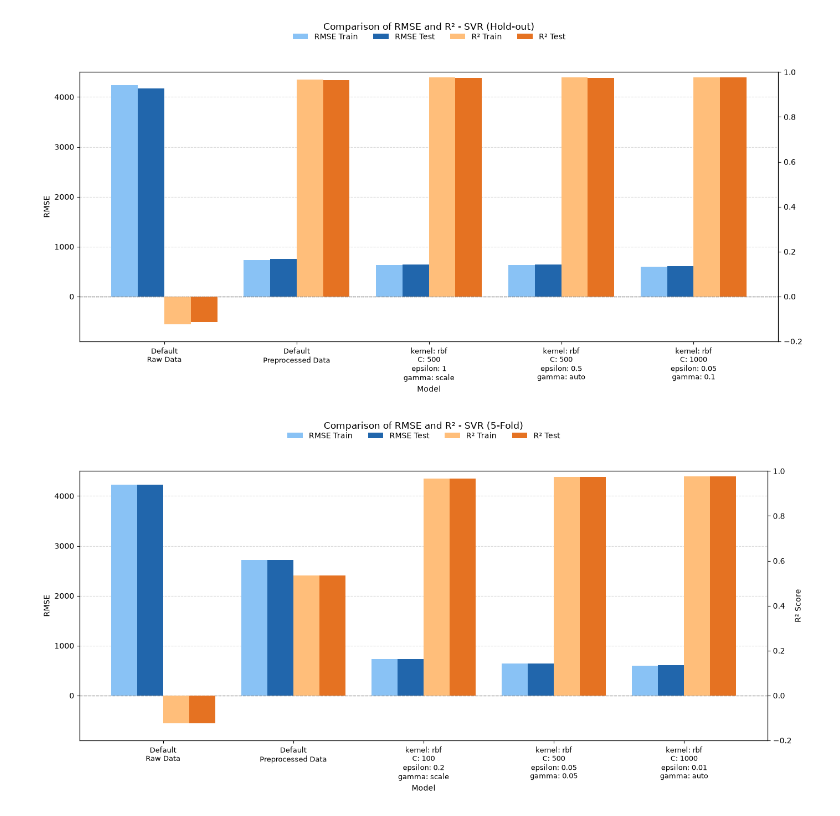
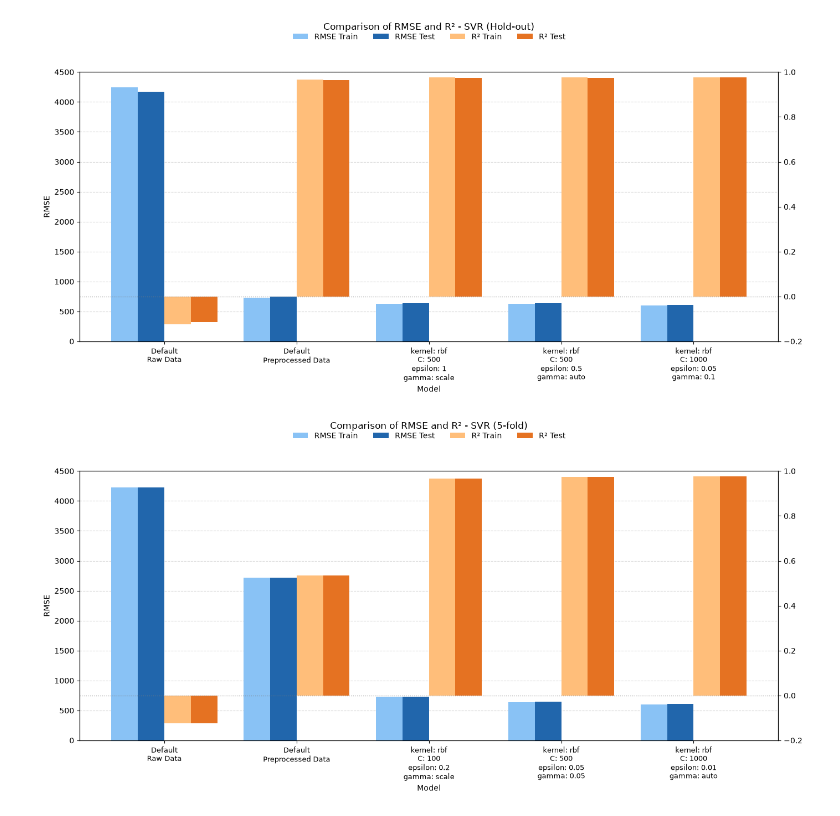
Before and after one commit to futhyganka/DiamondPrediction, a Jupyter notebook: experiments/SVR/SVR_SummarizeResults.ipynb, the cells around one changed output. Cells and saved outputs as stored; diff of their text form; code cells hidden in the pictures.

```diff
--- a/experiments/SVR/SVR_SummarizeResults.ipynb
+++ b/experiments/SVR/SVR_SummarizeResults.ipynb
@@ -110,19 +110,10 @@ bar4 = ax2.bar(
 )
 
 # Đặt giới hạn trục RMSE
-ax1.set_ylim(-900, 4500)
+ax1.set_ylim(0, 4500)
 
 # Đặt giới hạn trục R²
 ax2.set_ylim(-0.2, 1.0)
-
-# Đường tham chiếu tại giá trị 0
-ax1.axhline(
-    y=0,
-    color='gray',
-    linestyle='--',
-    linewidth=1,
-    alpha=0.7
-)
 
 # Đặt tiêu đề biểu đồ
 plt.title(
@@ -177,7 +168,7 @@ plt.tight_layout()
 # Hiển thị biểu đồ
 plt.show()
 # %% [output]
-[figure, old version]
+[figure, new version]
 # %%
 
 import numpy as np
@@ -266,7 +257,7 @@ ax1.set_xticks(x)
 ax1.set_xticklabels(model_names, fontsize=9)
 
 # Đặt giới hạn trục RMSE
-ax1.set_ylim(-900, 4500)
+ax1.set_ylim(0, 4500)
 
 # Tạo trục tung thứ hai
 ax2 = ax1.twinx()
@@ -289,15 +280,15 @@ bar4 = ax2.bar(
     color='#E57222'
 )
 
-# Đặt tên trục tung bên phải
-ax2.set_ylabel('R² Score')
+# Đặt giới hạn trục RMSE
+ax1.set_ylim(0, 4500)
 
 # Đặt giới hạn trục R²
 ax2.set_ylim(-0.2, 1.0)
 
 # Đặt tiêu đề biểu đồ
 plt.title(
-    'Comparison of RMSE and R² - SVR (5-Fold)',
+    'Comparison of RMSE and R² - SVR (5-fold)',
     pad=55
 )
 
@@ -318,34 +309,34 @@ ax1.legend(
     loc='upper center',
     bbox_to_anchor=(0.5, 1.17),
     ncol=4,
     frameon=False
 )
 
 # Hiển thị lưới ngang
 ax1.grid(
     axis='y',
     linestyle='--',
     alpha=0.5
 )
 
 ax1.set_axisbelow(True)
 
-# Hiển thị đường tham chiếu tại giá trị 0
-ax1.axhline(
+# Hiển thị đường tham chiếu R² = 0
+ax2.axhline(
     y=0,
     color='gray',
-    linestyle='--',
+    linestyle=':',
     linewidth=1,
     alpha=0.7
 )
 
 # Điều chỉnh khoảng trống phía trên biểu đồ
 plt.subplots_adjust(top=0.82)
 
 # Điều chỉnh bố cục biểu đồ
 plt.tight_layout()
 
 # Hiển thị biểu đồ
 plt.show()
 # %% [output]
-[figure, old version]
+[figure, new version]
```
